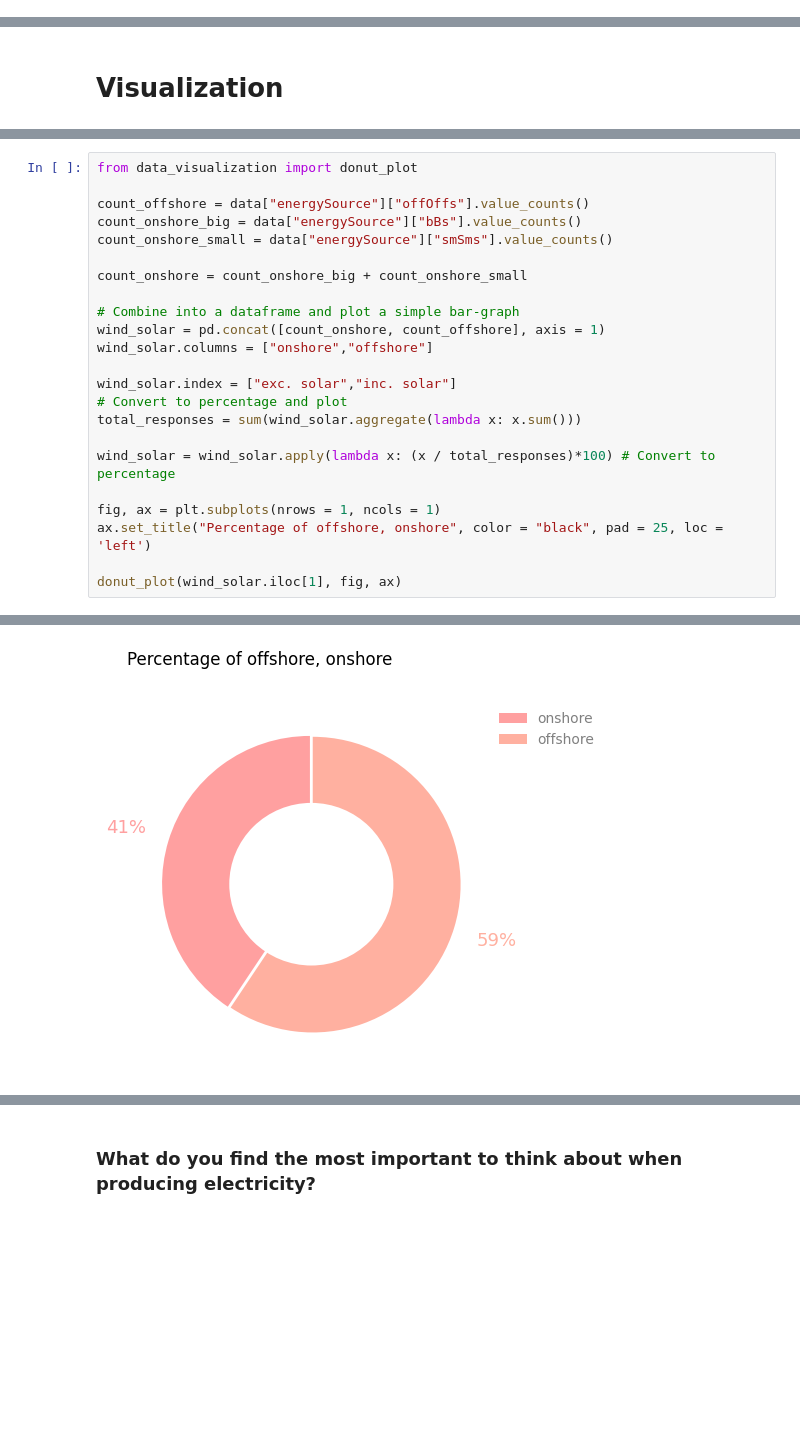
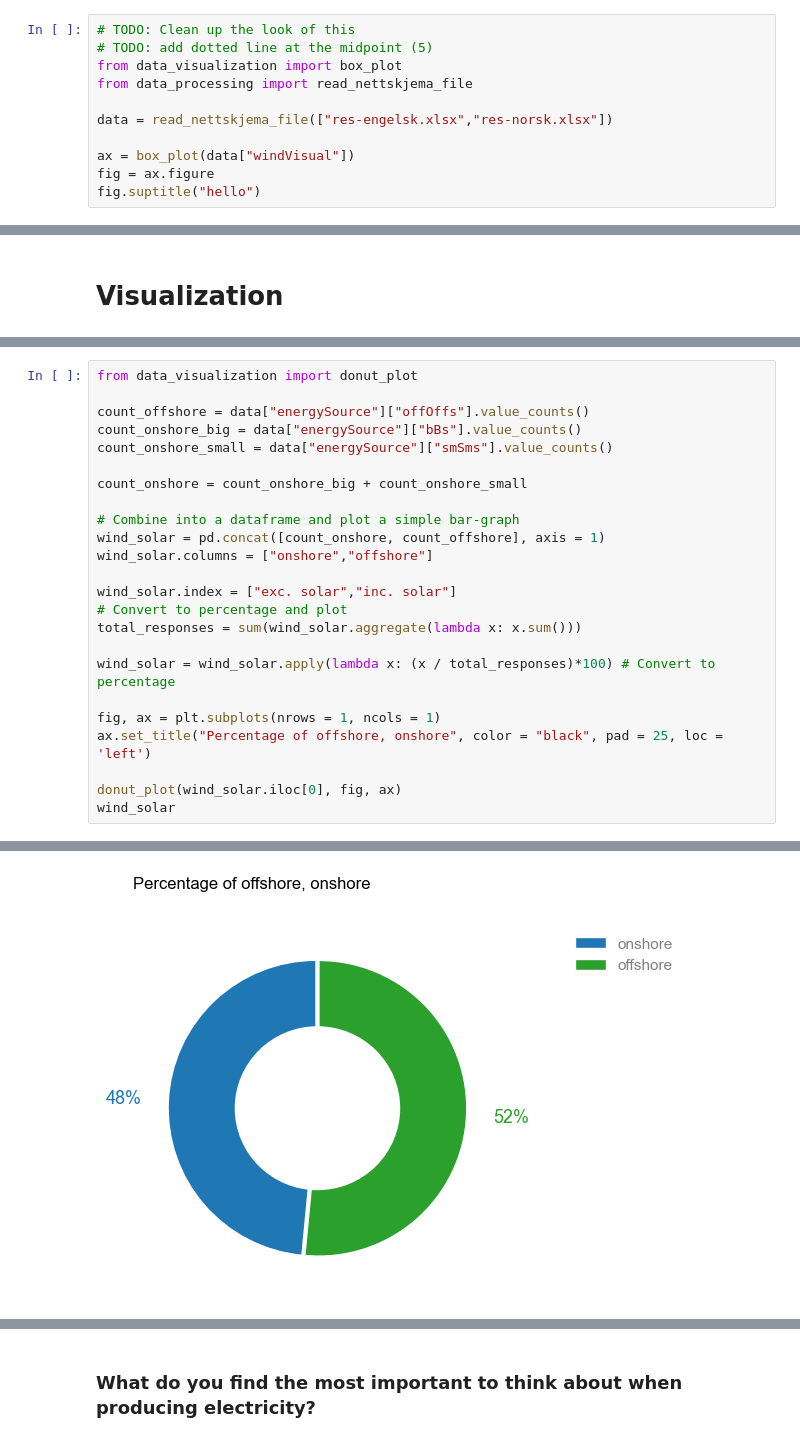
Before and after one commit to JavedMS/Mapping_Workshops_EFF, a Jupyter notebook: main.ipynb, the cells around one changed output, grey strips where cells are left out. Saved outputs shown, nothing was run; the diff lists cells and outputs as text; blank space fills up the shorter version.

```diff
--- a/main.ipynb
+++ b/main.ipynb
@@ -139,0 +52,11 @@ box_plot(data["windVisual"])
+# %%
+# TODO: Clean up the look of this
+# TODO: add dotted line at the midpoint (5)
+from data_visualization import box_plot
+from data_processing import read_nettskjema_file
+
+data = read_nettskjema_file(["res-engelsk.xlsx","res-norsk.xlsx"])
+
+ax = box_plot(data["windVisual"])
+fig = ax.figure
+fig.suptitle("hello")
@@ -195,5 +122,6 @@ wind_solar = wind_solar.apply(lambda x: (x / total_responses)*100) # Convert to
 fig, ax = plt.subplots(nrows = 1, ncols = 1)
 ax.set_title("Percentage of offshore, onshore", color = "black", pad = 25, loc = 'left')
 
-donut_plot(wind_solar.iloc[1], fig, ax)
+donut_plot(wind_solar.iloc[0], fig, ax)
+wind_solar
 # %% [output]
@@ -200 +131 @@ donut_plot(wind_solar.iloc[1], fig, ax)
-[figure, old version]
+[figure, new version]
```
Also changed, not shown: parts of 40 cells of this notebook, 4 other files.
